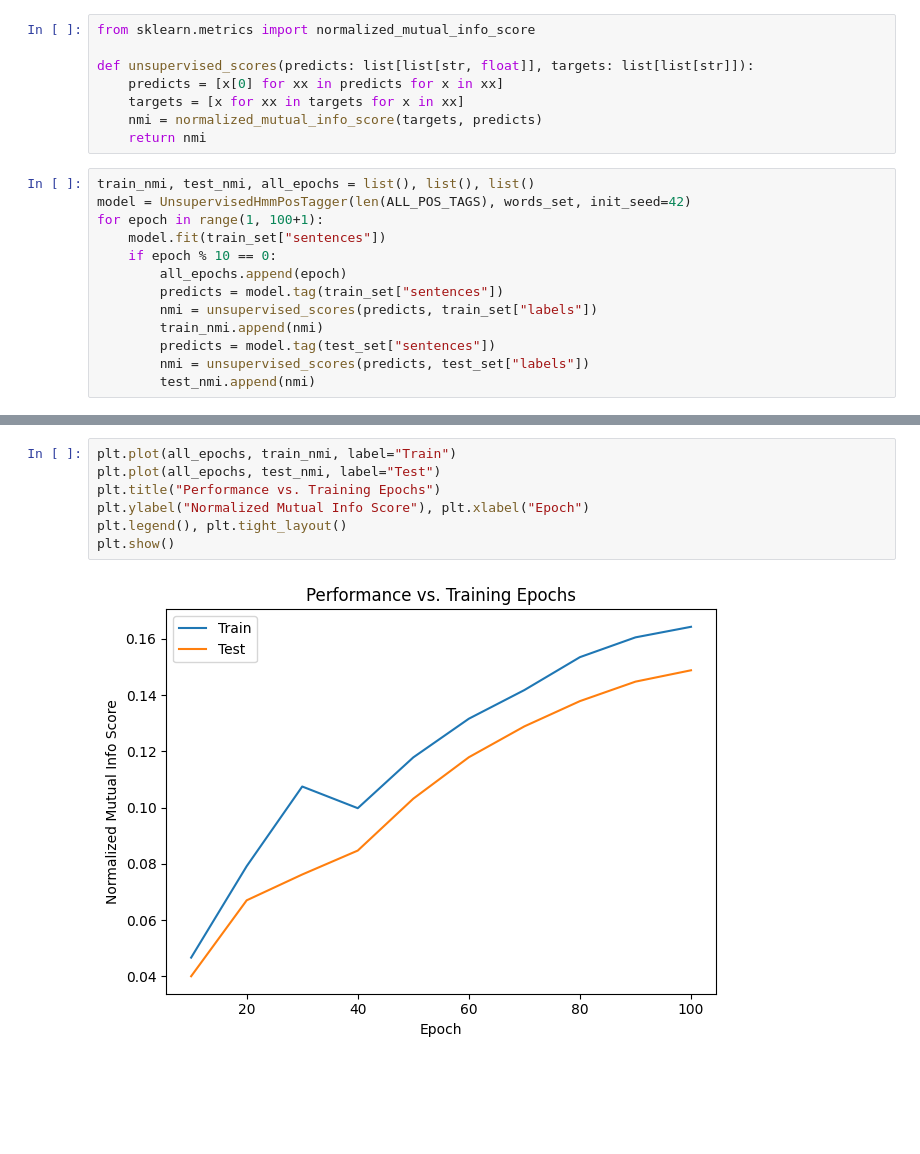
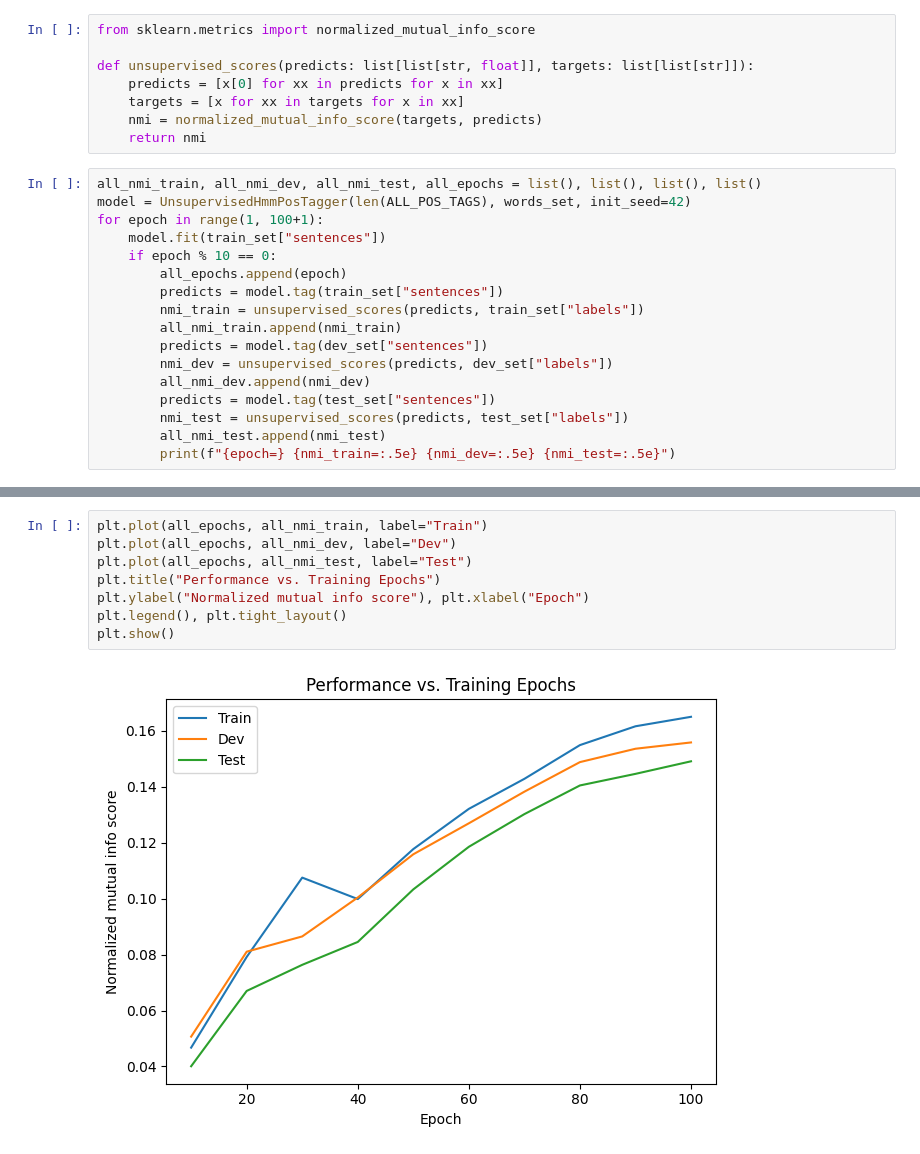
Before and after one commit to alexander7xu/saar_cl, a Jupyter notebook: 2_pos_tagging_with_hmms/main.ipynb, the cells around one changed output, grey strips where cells are left out. Drawn from its saved outputs; the diff is of its cells as text; blank space fills up the shorter version.

```diff
--- a/2_pos_tagging_with_hmms/main.ipynb
+++ b/2_pos_tagging_with_hmms/main.ipynb
@@ -249,16 +355,20 @@ def unsupervised_scores(predicts: list[list[str, float]], targets: list[list[str
     nmi = normalized_mutual_info_score(targets, predicts)
     return nmi
 # %%
-train_nmi, test_nmi, all_epochs = list(), list(), list()
+all_nmi_train, all_nmi_dev, all_nmi_test, all_epochs = list(), list(), list(), list()
 model = UnsupervisedHmmPosTagger(len(ALL_POS_TAGS), words_set, init_seed=42)
 for epoch in range(1, 100+1):
     model.fit(train_set["sentences"])
     if epoch % 10 == 0:
         all_epochs.append(epoch)
         predicts = model.tag(train_set["sentences"])
-        nmi = unsupervised_scores(predicts, train_set["labels"])
-        train_nmi.append(nmi)
+        nmi_train = unsupervised_scores(predicts, train_set["labels"])
+        all_nmi_train.append(nmi_train)
+        predicts = model.tag(dev_set["sentences"])
+        nmi_dev = unsupervised_scores(predicts, dev_set["labels"])
+        all_nmi_dev.append(nmi_dev)
         predicts = model.tag(test_set["sentences"])
-        nmi = unsupervised_scores(predicts, test_set["labels"])
-        test_nmi.append(nmi)
+        nmi_test = unsupervised_scores(predicts, test_set["labels"])
+        all_nmi_test.append(nmi_test)
+        print(f"{epoch=} {nmi_train=:.5e} {nmi_dev=:.5e} {nmi_test=:.5e}")
 # %% [output]
@@ -282,9 +392,10 @@ Log likelyhood: -133.21957397460938
 # %%
-plt.plot(all_epochs, train_nmi, label="Train")
-plt.plot(all_epochs, test_nmi, label="Test")
+plt.plot(all_epochs, all_nmi_train, label="Train")
+plt.plot(all_epochs, all_nmi_dev, label="Dev")
+plt.plot(all_epochs, all_nmi_test, label="Test")
 plt.title("Performance vs. Training Epochs")
-plt.ylabel("Normalized Mutual Info Score"), plt.xlabel("Epoch")
+plt.ylabel("Normalized mutual info score"), plt.xlabel("Epoch")
 plt.legend(), plt.tight_layout()
 plt.show()
 # %% [output]
-[figure, old version]
+[figure, new version]
```
Also changed, not shown: parts of 15 cells of this notebook, 5 other files.
